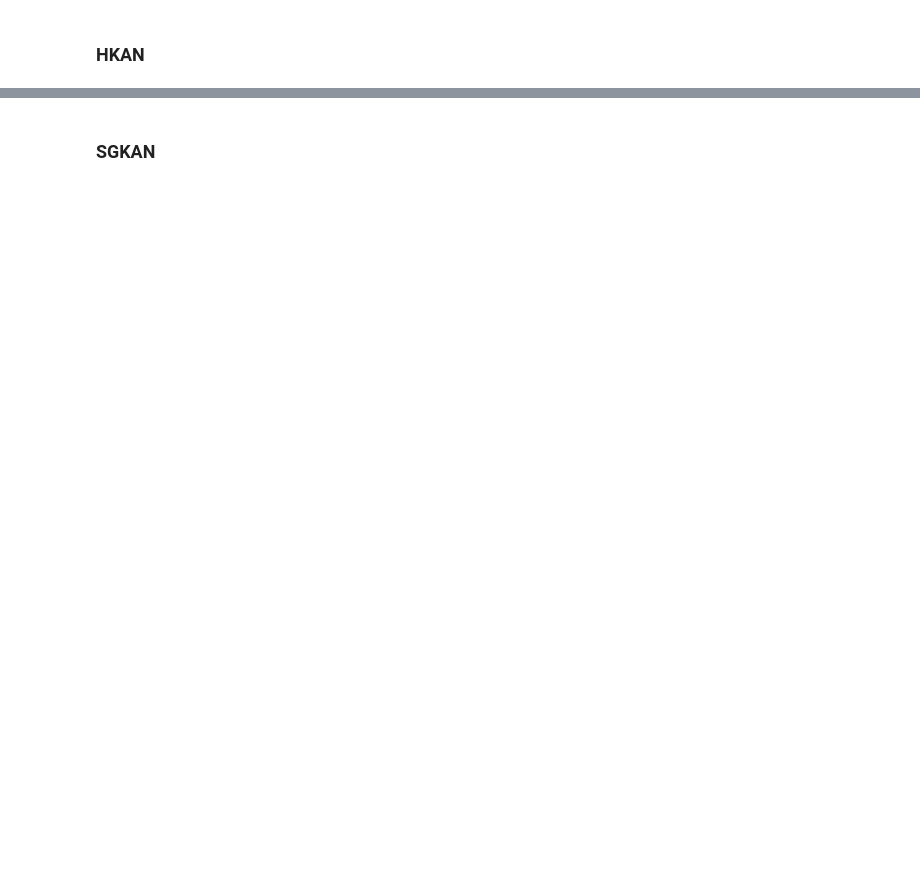
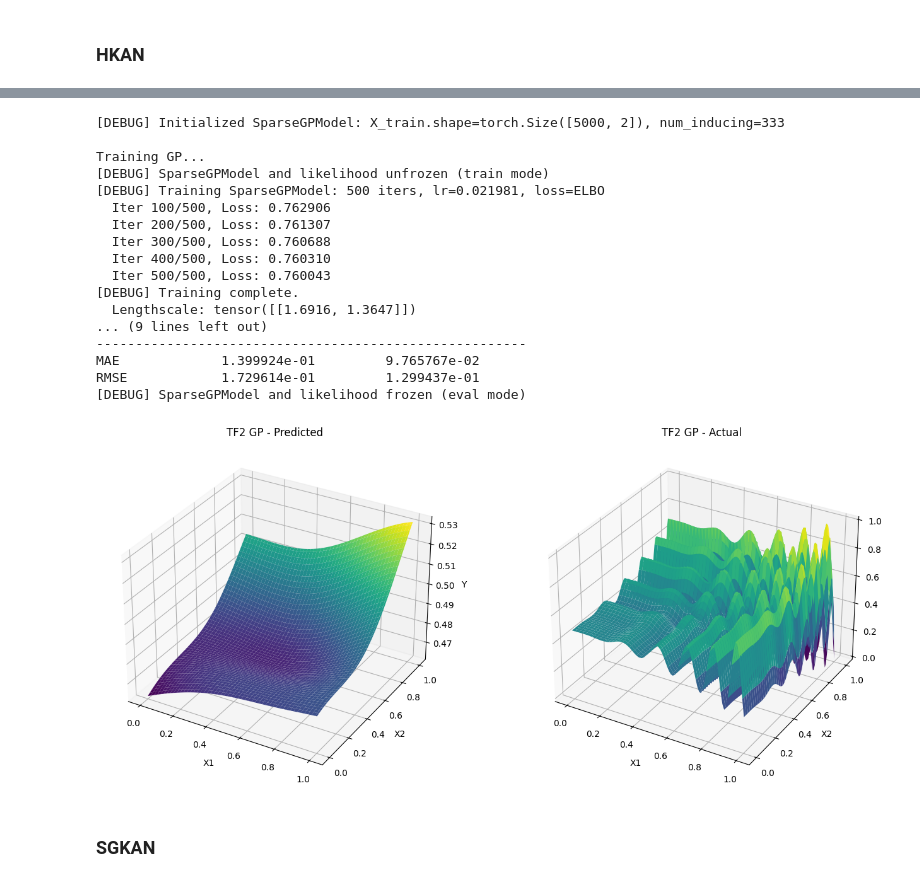
Before and after one commit to gizemnurdali/swim-meets-kans, a Jupyter notebook: benchmarking.ipynb, the cells around one changed output, grey strips where cells are left out. Drawn from its saved outputs; the diff is of its cells as text; code cells hidden in the pictures; blank space fills up the shorter version.

```diff
--- a/benchmarking.ipynb
+++ b/benchmarking.ipynb
@@ -1518,2 +1275,61 @@ plot_3d_surface("TF5 KAN", tf5_x_test, tf5_y_test, tf5_y_test_pred_kan)
+# %%
+# Convert to torch tensors with float64
+X_train_gp_tf2 = torch.tensor(tf2_x_train, dtype=torch.float64)
+y_train_gp_tf2 = torch.tensor(tf2_y_train, dtype=torch.float64)
+X_test_gp_tf2 = torch.tensor(tf2_x_test, dtype=torch.float64)
+y_test_gp_tf2 = torch.tensor(tf2_y_test, dtype=torch.float64)
+
+# Initialize GP model and likelihood
+tf2_gp_model, tf2_gp_likelihood = gp.init_gp(
+    X_train_gp_tf2,
+    y_train_gp_tf2,
+    kernel=create_matern_kernel(tf2_x_train.shape[1]),
+    num_inducing=333
+)
+
+# Train GP model
+print("\nTraining GP...")
+tf2_gp_model, tf2_gp_likelihood = gp.train_gp(
+    tf2_gp_model,
+    tf2_gp_likelihood,
+    X_train_gp_tf2,
+    y_train_gp_tf2,
+    num_iters=500,
+    lr=0.021981
+)
+
+# Evaluate GP model
+print("\nEvaluating GP...")
+tf2_gp_results = em.evaluate(
+    GPModel(tf2_gp_model, tf2_gp_likelihood),
+    tf2_x_train, tf2_y_train, tf2_x_test, tf2_y_test
+)
+
+print_results(tf2_gp_results)
+
+# Make predictions for visualization
+tf2_gp_y_test_pred, _ = gp.predict(tf2_gp_model, tf2_gp_likelihood, X_test_gp_tf2)
+tf2_gp_y_test_pred = tf2_gp_y_test_pred.cpu().numpy()
+
+plot_3d_surface("TF2 GP", tf2_x_test, tf2_y_test, tf2_gp_y_test_pred)
+# %% [output]
+[DEBUG] Initialized SparseGPModel: X_train.shape=torch.Size([5000, 2]), num_inducing=333
+
+Training GP...
+[DEBUG] SparseGPModel and likelihood unfrozen (train mode)
+[DEBUG] Training SparseGPModel: 500 iters, lr=0.021981, loss=ELBO
+  Iter 100/500, Loss: 0.762906
+  Iter 200/500, Loss: 0.761307
+  Iter 300/500, Loss: 0.760688
+  Iter 400/500, Loss: 0.760310
+  Iter 500/500, Loss: 0.760043
+[DEBUG] Training complete.
+  Lengthscale: tensor([[1.6916, 1.3647]])
+... (9 lines left out)
+-------------------------------------------------------
+MAE             1.399924e-01         9.765767e-02
+RMSE            1.729614e-01         1.299437e-01
+[DEBUG] SparseGPModel and likelihood frozen (eval mode)
+[figure, added]
 # %% [markdown]
 ### SGKAN
```
Also changed, not shown: parts of 50 cells of this notebook, 4 other files.
